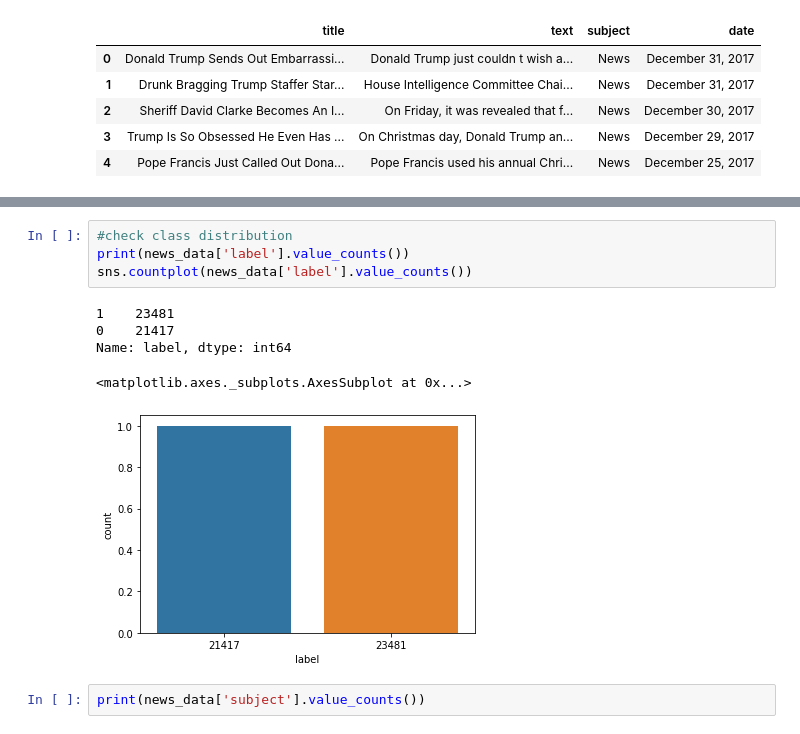
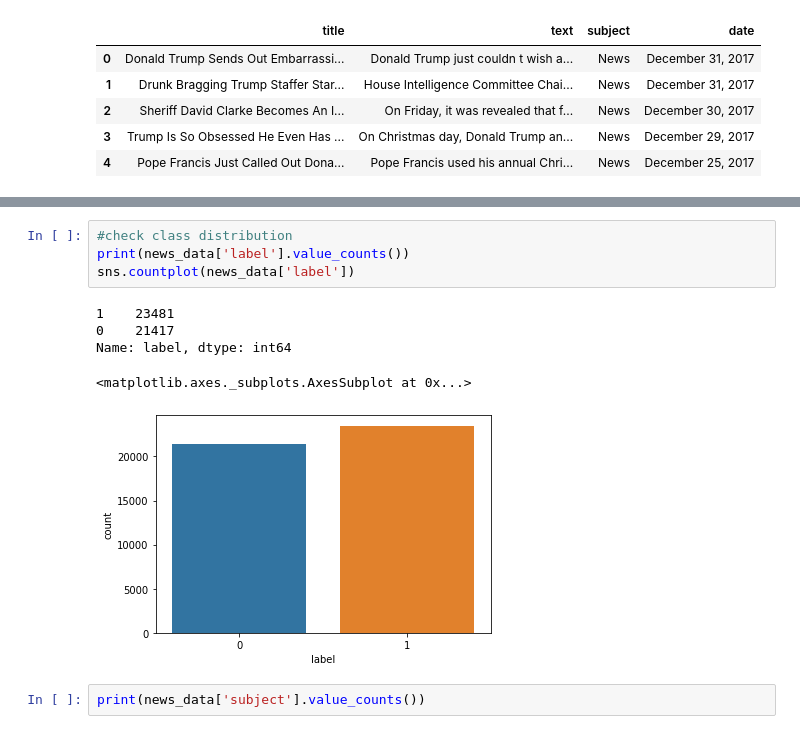
Before and after one commit to arijeetchoudhury100/fake_news_detection, a Jupyter notebook: real_fake_news.ipynb, the cells around one changed output, grey strips where cells are left out. Drawn from its saved outputs; the diff is of its cells as text.

```diff
--- a/real_fake_news.ipynb
+++ b/real_fake_news.ipynb
@@ -87,13 +88,13 @@ news_data.head()
 # %%
 #check class distribution
 print(news_data['label'].value_counts())
-sns.countplot(news_data['label'].value_counts())
+sns.countplot(news_data['label'])
 # %% [output]
 1    23481
 0    21417
 Name: label, dtype: int64
 <matplotlib.axes._subplots.AxesSubplot at 0x...>
-[figure, old version]
+[figure, new version]
 # %%
 print(news_data['subject'].value_counts())
 # %% [output]
```
Also changed, not shown: parts of 18 cells of this notebook.
